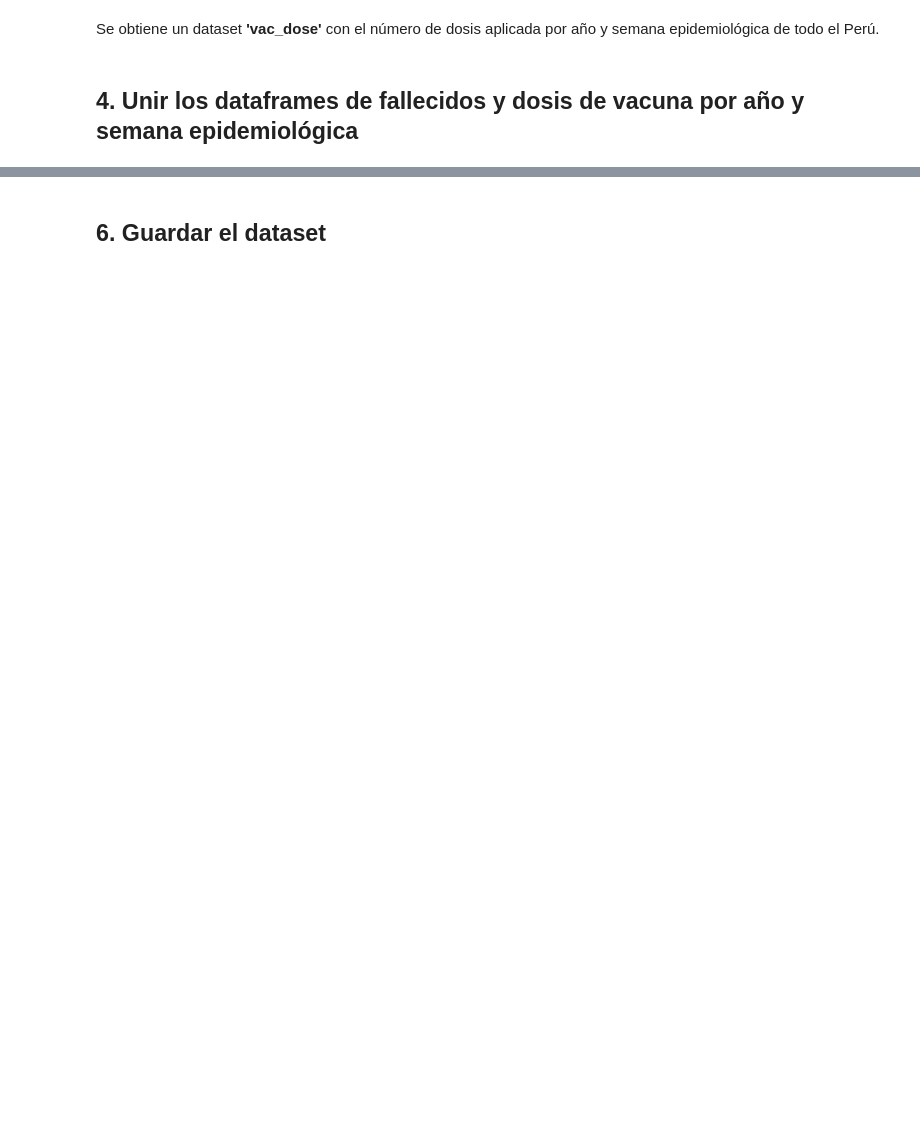
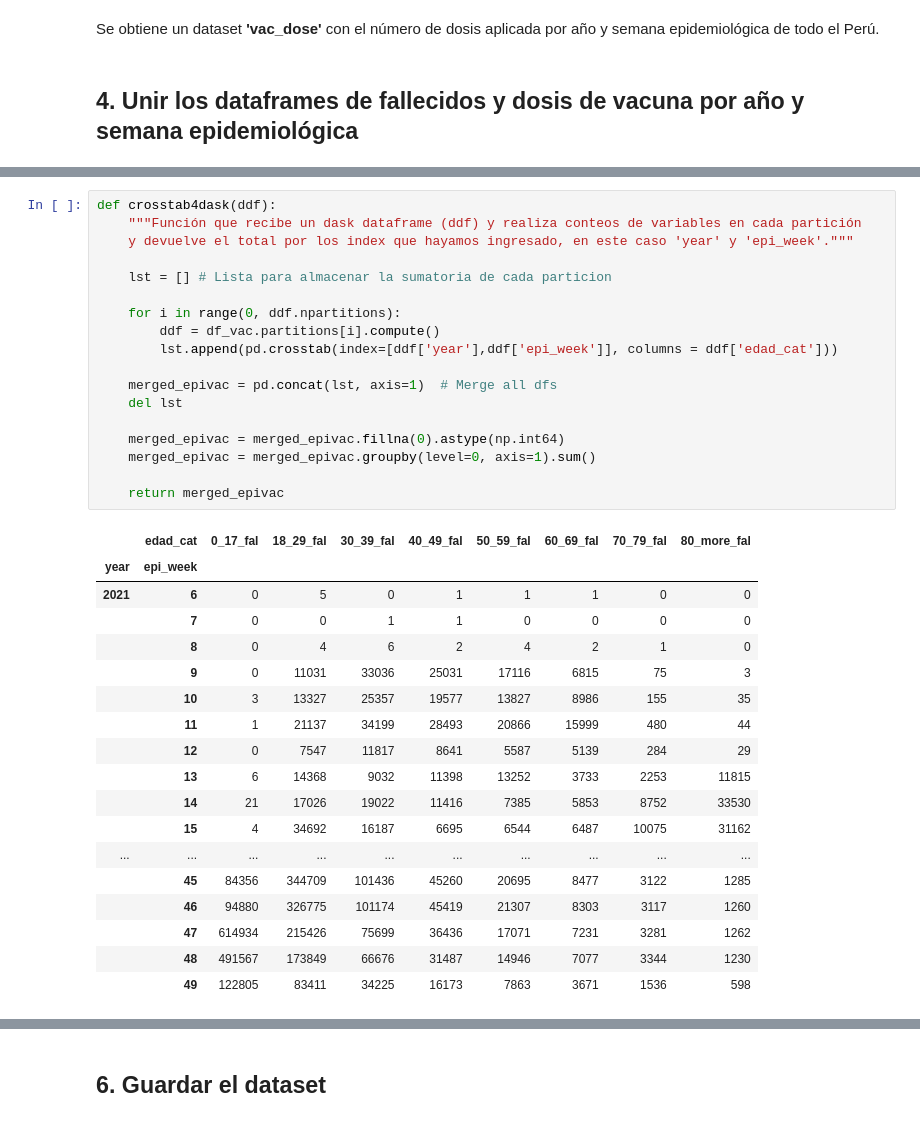
Before and after one commit to xxotto/covid19-Peru, a Jupyter notebook: DataFiltering_1.ipynb, the cells around one changed output, grey strips where cells are left out. Cells and saved outputs as stored; diff of their text form; blank space fills up the shorter version.

```diff
--- a/DataFiltering_1.ipynb
+++ b/DataFiltering_1.ipynb
@@ -231,0 +333,37 @@ epiweeks
+# %%
+def crosstab4dask(ddf):
+    """Función que recibe un dask dataframe (ddf) y realiza conteos de variables en cada partición
+    y devuelve el total por los index que hayamos ingresado, en este caso 'year' y 'epi_week'."""
+
+    lst = [] # Lista para almacenar la sumatoria de cada particion
+
+    for i in range(0, ddf.npartitions):
+        ddf = df_vac.partitions[i].compute()
+        lst.append(pd.crosstab(index=[ddf['year'],ddf['epi_week']], columns = ddf['edad_cat']))
+
+    merged_epivac = pd.concat(lst, axis=1)  # Merge all dfs
+    del lst
+
+    merged_epivac = merged_epivac.fillna(0).astype(np.int64)
+    merged_epivac = merged_epivac.groupby(level=0, axis=1).sum()
+
+    return merged_epivac
+# %% [output]
+|  | edad_cat | 0_17_fal | 18_29_fal | 30_39_fal | 40_49_fal | 50_59_fal | 60_69_fal | 70_79_fal | 80_more_fal |
+| year | epi_week |  |  |  |  |  |  |  |  |
+| 2021 | 6 | 0 | 5 | 0 | 1 | 1 | 1 | 0 | 0 |
+|  | 7 | 0 | 0 | 1 | 1 | 0 | 0 | 0 | 0 |
+|  | 8 | 0 | 4 | 6 | 2 | 4 | 2 | 1 | 0 |
+|  | 9 | 0 | 11031 | 33036 | 25031 | 17116 | 6815 | 75 | 3 |
+|  | 10 | 3 | 13327 | 25357 | 19577 | 13827 | 8986 | 155 | 35 |
+|  | 11 | 1 | 21137 | 34199 | 28493 | 20866 | 15999 | 480 | 44 |
+|  | 12 | 0 | 7547 | 11817 | 8641 | 5587 | 5139 | 284 | 29 |
+|  | 13 | 6 | 14368 | 9032 | 11398 | 13252 | 3733 | 2253 | 11815 |
+|  | 14 | 21 | 17026 | 19022 | 11416 | 7385 | 5853 | 8752 | 33530 |
+|  | 15 | 4 | 34692 | 16187 | 6695 | 6544 | 6487 | 10075 | 31162 |
+| ... | ... | ... | ... | ... | ... | ... | ... | ... | ... |
+|  | 45 | 84356 | 344709 | 101436 | 45260 | 20695 | 8477 | 3122 | 1285 |
+|  | 46 | 94880 | 326775 | 101174 | 45419 | 21307 | 8303 | 3117 | 1260 |
+|  | 47 | 614934 | 215426 | 75699 | 36436 | 17071 | 7231 | 3281 | 1262 |
+|  | 48 | 491567 | 173849 | 66676 | 31487 | 14946 | 7077 | 3344 | 1230 |
+|  | 49 | 122805 | 83411 | 34225 | 16173 | 7863 | 3671 | 1536 | 598 |
```
Also changed, not shown: parts of 37 cells of this notebook, 9 other files.
